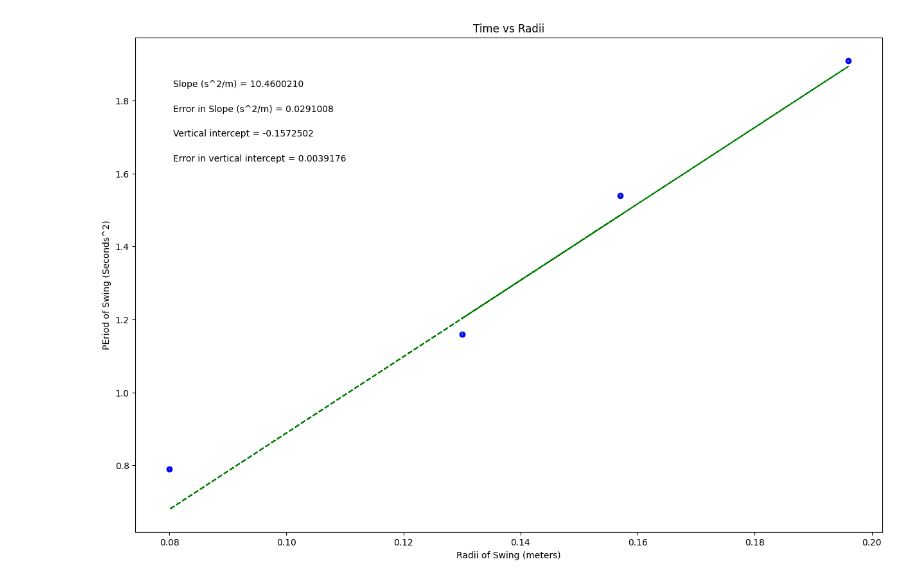
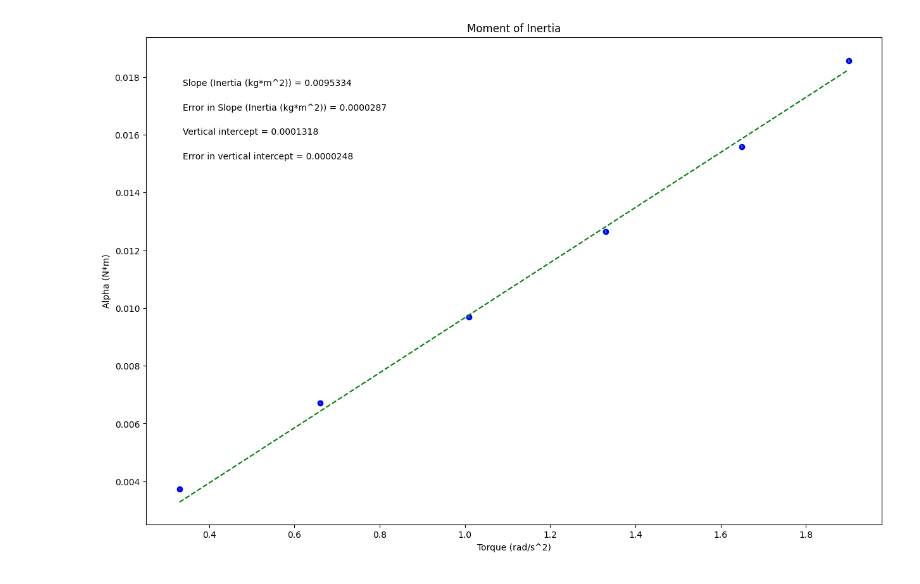
Before and after one commit to MHuckab04/physics-lab-216, a Jupyter notebook: PHSXlab_plotting_template.ipynb, the cells around one changed output. Cells and saved outputs as stored; diff of their text form; code cells hidden in the pictures.

```diff
--- a/PHSXlab_plotting_template.ipynb
+++ b/PHSXlab_plotting_template.ipynb
@@ -19,28 +19,28 @@ import matplotlib.pyplot as plt
 #variable names should start with a letter and must contain only letters, numbers, and underscores
 
 
-RadiusSwing = np.array([.157, .080, .196, .130])
+Torque = np.array([.33, .66, 1.01, 1.33, 1.65, 1.90])
 
-PeriodSquared = np.array([1.539, 0.790, 1.908, 1.160])
+Alpha = np.array([.00373, .00671, .00968, .01264, .01559, .01855])
 
-err_PeriodSquared = np.array([.003, .002, .003, .005])
+err_Alpha = np.array([0.00002, 0.00003, 0.00004, 0.00005, 0.00006, 0.00006])
 
 
 
 #Re-assign variables as x, y, dy so that the remaining plotting code may remain generic
 #UPDATE VARIABLE NAMES (ON RHS OF EACH EQUAL SIGN) TO MATCH VARIABLE NAMES FOR DATA ABOVE
 
-x = RadiusSwing            #this should be the array you want to plot on the x axis
-y = PeriodSquared             #this should be the array you want to plot on the y axis
-dy = err_PeriodSquared       #this should be your error in y array
+x = Torque             #this should be the array you want to plot on the x axis
+y = Alpha            #this should be the array you want to plot on the y axis
+dy = err_Alpha        #this should be your error in y array
 
 
 #UPDATE EACH OF THESE 4 STRINGS FOR YOUR PLOT LABELS AS YOU WANT THEM TO APPEAR
 
-plot_title= 'Time vs Radii'
-x_label= 'Radii of Swing (meters)'
-y_label= 'PEriod of Swing (Seconds^2)'
-slope_units= 's^2/m'
+plot_title= 'Moment of Inertia'
+x_label= 'Torque (rad/s^2)'
+y_label= 'Alpha (N*m)'
+slope_units= 'Inertia (kg*m^2)'
 
 #UPDATE ANNOTATION PLACEMENT SO IT'S OUT OF WAY OF PLOTTED DATA AND BEST FIT LINE
 #integer from 1 to 4, top R corner is 1 (counter-clockwise from there)
@@ -92,31 +92,31 @@ elif annotation_placement==3 or annotation_placement==4:
 #Don't need to change anything in this section!
 
 #Plot data on graph. Plot error bars and place values for slope,
 #error in slope, and vertical intercept (plus error) on the plot using "annotate"
 
 plt.figure(figsize=(15,10))
 
 plt.plot(x, fit, color='green', linestyle='--')
 plt.scatter(x, y, color='blue', marker='o')
 
 plt.xlabel(x_label)
 plt.ylabel(y_label)
 plt.title(plot_title)
 
 plt.errorbar(x, y, yerr=dy, xerr=None, fmt="none") #don't need to plot x error bars
 
 plt.annotate('Slope ({}) = {value:.{digits}f}'.format(slope_units,value=m, digits=7),
              (xpos, ypos[0]), xycoords='axes fraction')
 
 plt.annotate('Error in Slope ({}) = {value:.{digits}f}'.format(slope_units,value=dm, digits=7),
              (xpos, ypos[1]), xycoords='axes fraction')
 
 plt.annotate('Vertical intercept = {value:.{digits}f}'.format(value=b, digits=7),
              (xpos, ypos[2]), xycoords='axes fraction')
 
 plt.annotate('Error in vertical intercept = {value:.{digits}f}'.format(value=db, digits=7),
              (xpos, ypos[3]), xycoords='axes fraction')
 
 plt.show()
 # %% [output]
-[figure, old version]
+[figure, new version]
```
